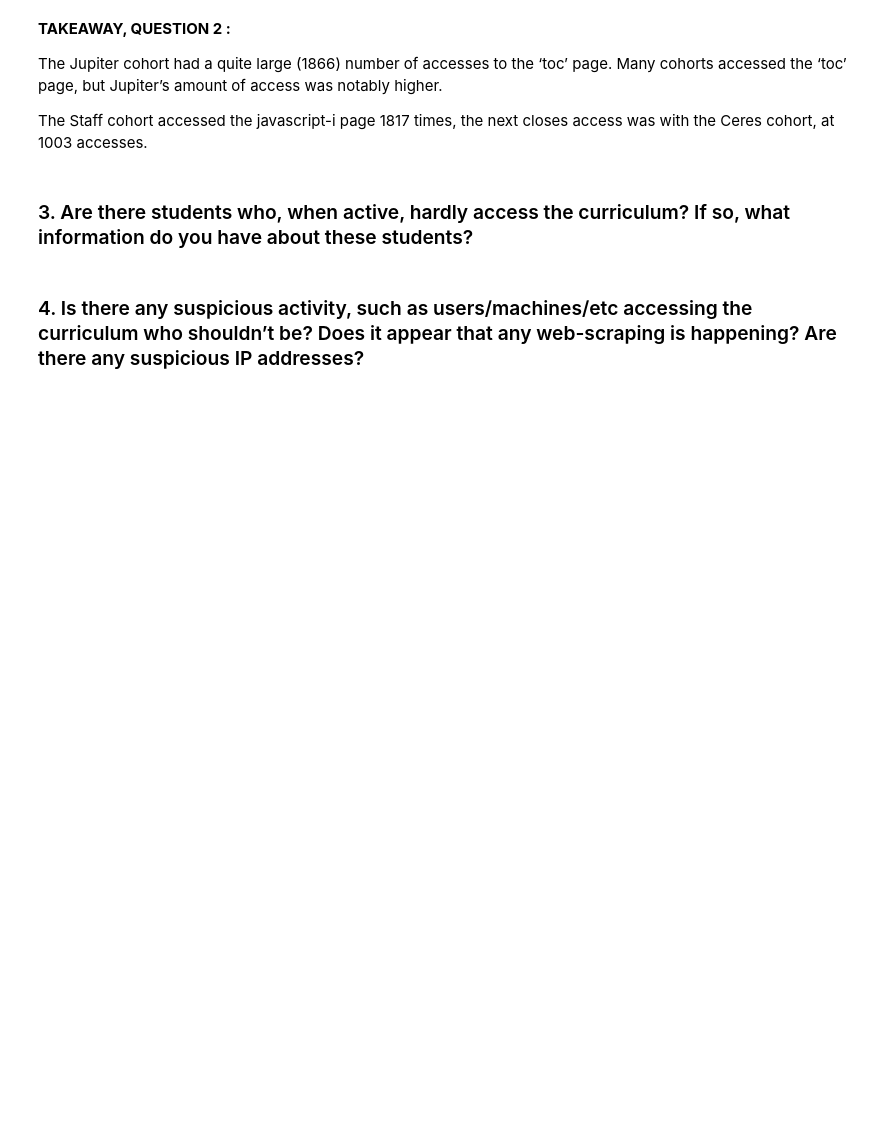
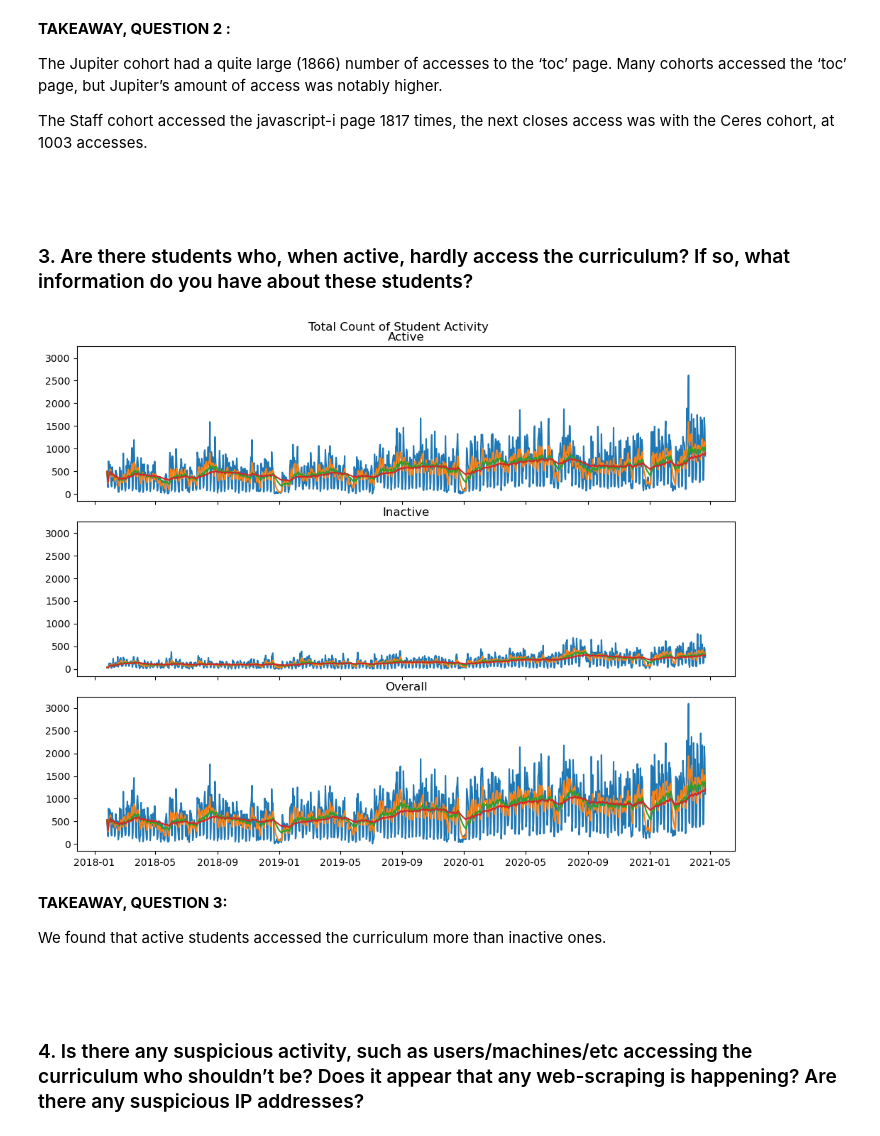
Before and after one commit to anomaly-detection-project-noether/anomaly-detection-project, a Jupyter notebook: final-report.ipynb, the cells around one changed output. Drawn from its saved outputs; the diff is of its cells as text; code cells hidden in the pictures; blank space fills up the shorter version.

```diff
--- a/final-report.ipynb
+++ b/final-report.ipynb
@@ -73,7 +101,22 @@ Name: url_path, dtype: int64.
 The Jupiter cohort had a quite large (1866) number of accesses to the ‘toc’ page. Many cohorts accessed the ‘toc’ page, but Jupiter’s amount of access was notably higher.
 
 The Staff cohort accessed the javascript-i page 1817 times, the next closes access was with the Ceres cohort, at 1003 accesses.
+# %% [markdown]
+&nbsp;
 # %% [markdown]
 ### 3. Are there students who, when active, hardly access the curriculum? If so, what information do you have about these students?
+# %%
+# log access activity : active students and alumni (inactive)
+
+f.student_activity_plot(df)
+# %% [output]
+[figure, added]
+# %% [markdown]
+
+**TAKEAWAY, QUESTION 3:**
+
+We found that active students accessed the curriculum more than inactive ones.
+# %% [markdown]
+&nbsp;
 # %% [markdown]
 ### 4. Is there any suspicious activity, such as users/machines/etc accessing the curriculum who shouldn’t be? Does it appear that any web-scraping is happening? Are there any suspicious IP addresses?
```
Also changed, not shown: parts of 28 cells of this notebook, 3 other files.
